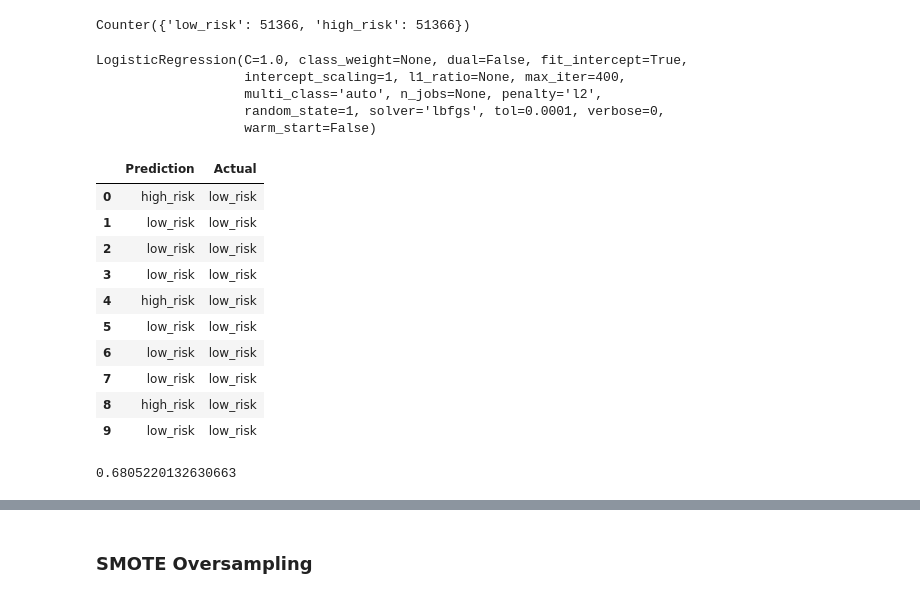
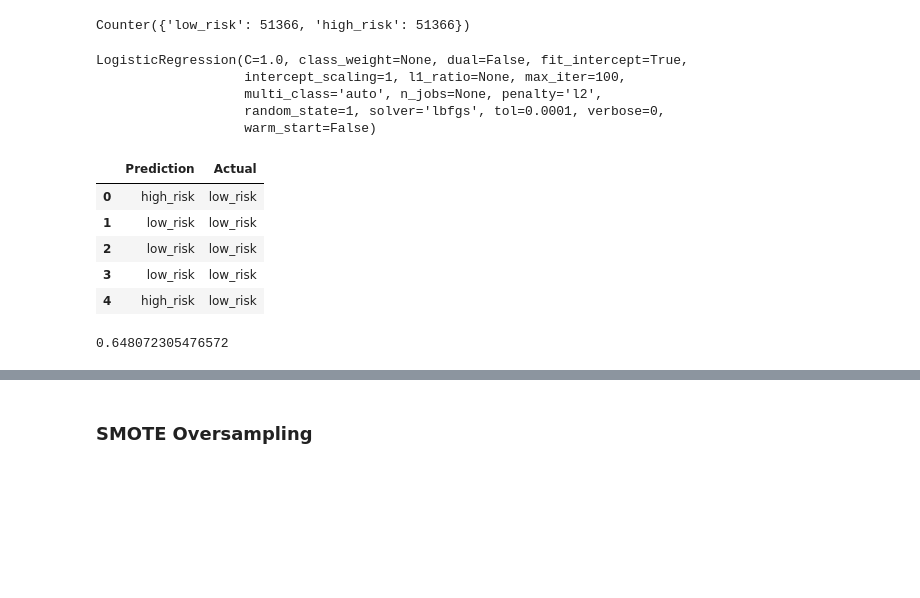
Before and after one commit to marczuka/ML_supervised, a Jupyter notebook: Starter_Code/credit_risk_resampling.ipynb, the cells around one changed output, grey strips where cells are left out. Cells and saved outputs as stored; diff of their text form; code cells hidden in the pictures; blank space fills up the shorter version.

Commit message:
Adding standard logistic regression models for over/under sampling.

```diff
--- a/Starter_Code/credit_risk_resampling.ipynb
+++ b/Starter_Code/credit_risk_resampling.ipynb
@@ -95,8 +95,11 @@ Length: 86, dtype: object
 # Split the Data into Training and Testing
 # %%
 # Binary encoding of not numerical columns using Pandas
-df_encoded = pd.get_dummies(df, columns=["home_ownership", "verification_status", "issue_d", "pymnt_plan",
-                                         "initial_list_status", "next_pymnt_d", "application_type", "hardship_flag",
-                                         "debt_settlement_flag"])
-df_encoded.head()
+y = df["loan_status"]
+X = df.drop(columns="loan_status")
+
+# columns=["home_ownership", "verification_status", "issue_d", "pymnt_plan", "initial_list_status", "next_pymnt_d", "application_type", "hardship_flag",
+#                                          "debt_settlement_flag"]
+X = pd.get_dummies(X)
+X.head()
 # %% [output]
@@ -114,9 +113,3 @@ df_encoded.head()
-# %%
-# Create our target
-y = df_encoded["loan_status"]
-
-# Create our features
-X = df_encoded.drop(columns="loan_status")
 # %%
 # My own X.describe()
 X.describe()
@@ -194,34 +167,29 @@ Counter({'low_risk': 51366, 'high_risk': 51366})
 # Train the Logistic Regression model using the resampled data
 from sklearn.linear_model import LogisticRegression
 
-model = LogisticRegression(solver='lbfgs', max_iter = 400, random_state=1)
+model = LogisticRegression(random_state=1)
 model.fit(X_resampled, y_resampled)
 # %% [output]
 LogisticRegression(C=1.0, class_weight=None, dual=False, fit_intercept=True,
-                   intercept_scaling=1, l1_ratio=None, max_iter=400,
+                   intercept_scaling=1, l1_ratio=None, max_iter=100,
                    multi_class='auto', n_jobs=None, penalty='l2',
                    random_state=1, solver='lbfgs', tol=0.0001, verbose=0,
                    warm_start=False)
 # %%
 y_pred = model.predict(X_test)
 results = pd.DataFrame({"Prediction": y_pred, "Actual": y_test}).reset_index(drop=True)
-results.head(10)
+results.head()
 # %% [output]
 |  | Prediction | Actual |
 | 0 | high_risk | low_risk |
 | 1 | low_risk | low_risk |
 | 2 | low_risk | low_risk |
 | 3 | low_risk | low_risk |
 | 4 | high_risk | low_risk |
-| 5 | low_risk | low_risk |
-| 6 | low_risk | low_risk |
-| 7 | low_risk | low_risk |
-| 8 | high_risk | low_risk |
-| 9 | low_risk | low_risk |
 # %%
 # Calculated the balanced accuracy score
 from sklearn.metrics import balanced_accuracy_score
 
 balanced_accuracy_score(y_test, y_pred)
 # %% [output]
-0.6805220132630663
+0.648072305476572
```
Also changed, not shown: parts of 34 cells of this notebook.
